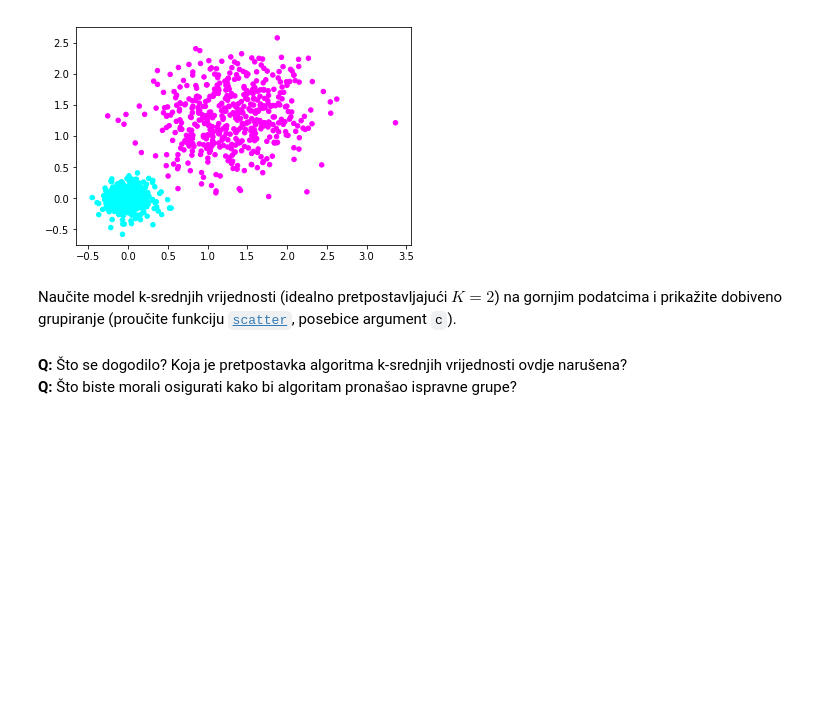
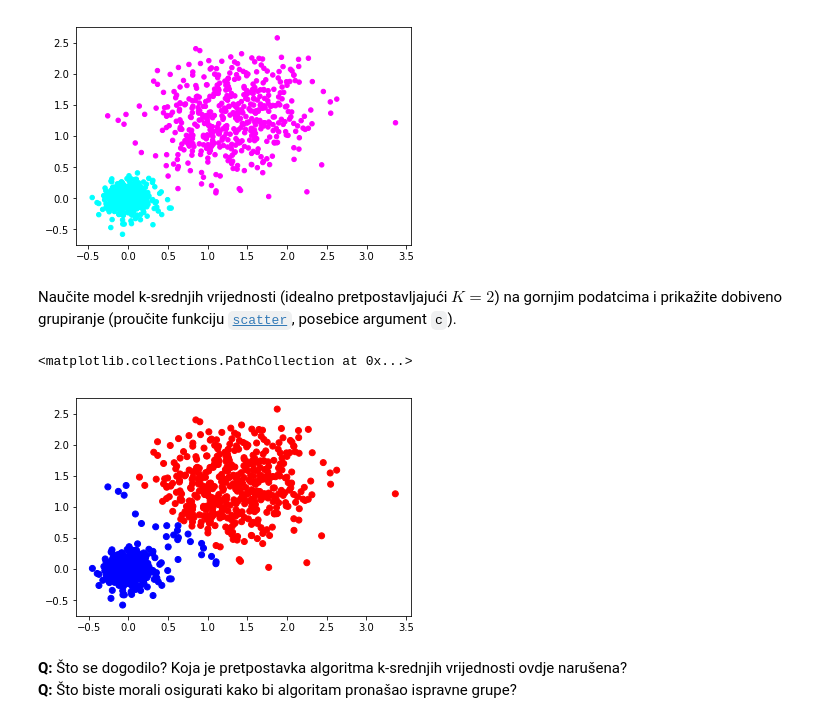
Before and after one commit to tkukurin/Lab.MachineLearning, a Jupyter notebook: lab05-2017.ipynb, the cells around one changed output. Saved outputs shown, nothing was run; the diff lists cells and outputs as text; code cells hidden in the pictures; blank space fills up the shorter version.

```diff
--- a/lab05-2017.ipynb
+++ b/lab05-2017.ipynb
@@ -278,7 +429,12 @@ Prvo, krenite od podataka `X1`, koji su generirani korištenjem funkcije [`datas
 # %%
 from sklearn.datasets import make_blobs
 
-X1, y1 = make_blobs(n_samples=1000, n_features=2, centers=[[0, 0], [1.3, 1.3]], cluster_std=[0.15, 0.5], random_state=96)
+X1, y1 = make_blobs(
+  n_samples=1000,
+  n_features=2,
+  centers=[[0, 0], [1.3, 1.3]],
+  cluster_std=[0.15, 0.5],
+  random_state=96)
 plt.scatter(X1[:,0], X1[:,1], c=y1, cmap=plt.get_cmap("cool"), s=20)
 # %% [output]
 <matplotlib.collections.PathCollection at 0x...>
@@ -290,3 +444,10 @@ Naučite model k-srednjih vrijednosti (idealno pretpostavljajući $K=2$) na gorn
+# %%
+ys = KMeans(n_clusters=2).fit_predict(X1)
+colors = ['r', 'b']
+plt.scatter(X1[:,0], X1[:,1], c=[colors[y] for y in ys])
+# %% [output]
+<matplotlib.collections.PathCollection at 0x...>
+[figure, added]
 # %% [markdown]
 **Q:** Što se dogodilo? Koja je pretpostavka algoritma k-srednjih vrijednosti ovdje narušena?
 **Q:** Što biste morali osigurati kako bi algoritam pronašao ispravne grupe?
```
Also changed, not shown: parts of 40 cells of this notebook, 1 other file.
